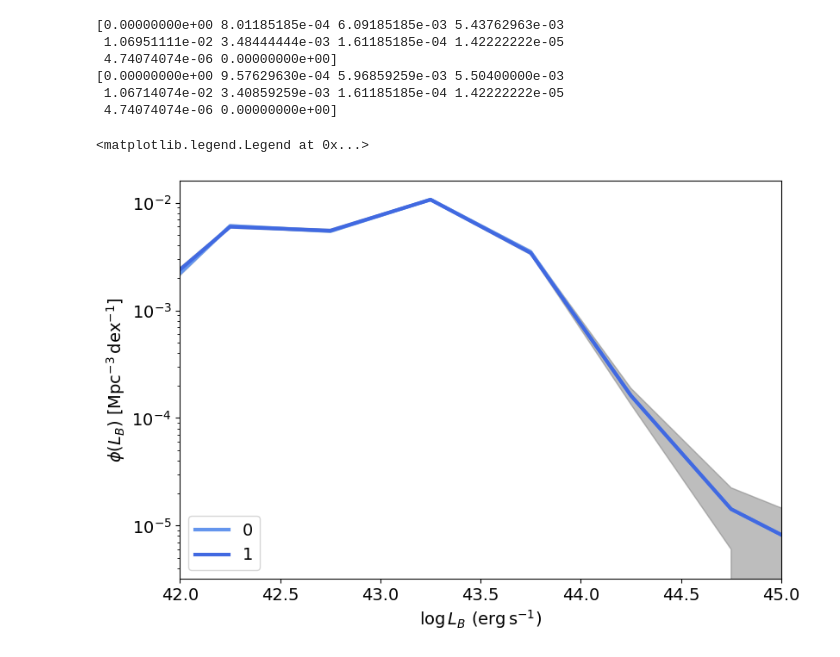
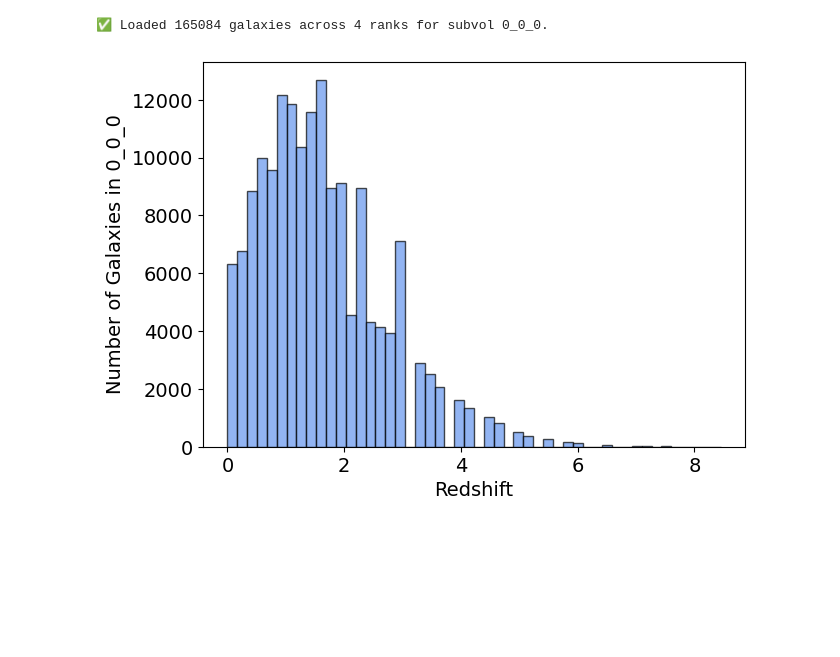
Before and after one commit to sophie-newman/cca-predoc, a Jupyter notebook: compare_lfs.ipynb, the cells around one changed output. Drawn from its saved outputs; the diff is of its cells as text; code cells hidden in the pictures; blank space fills up the shorter version.

```diff
--- a/compare_lfs.ipynb
+++ b/compare_lfs.ipynb
@@ -141,24 +142,26 @@ Calculated LFs for pipeline_li08_0_0_0_lhcindex1 and (5630, 100000) galaxies
-# %%
-plt.figure(figsize=(9, 6))
-plot_lf(bin_centers0, phi0, sigma_phi0, plot_label='0', line_color='cornflowerblue')
-plot_lf(bin_centers1, phi1, sigma_phi1, plot_label='1', line_color='royalblue')
-#plot_lf(bin_centers2, phi2, sigma_phi2, plot_label='2', line_color='seagreen')
-#plot_lf(bin_centers3, phi3, sigma_phi3, plot_label='3', line_color='darkorange')
-#plot_lf(bin_centers4, phi4, sigma_phi4, plot_label='4', line_color='crimson')
-
-print(phi0)
-print(phi1)
-
-plt.yscale('log')
-plt.xlabel(r'$\log L_B\ (\mathrm{erg\,s^{-1}})$')
-plt.ylabel(r'$\phi(L_B)\ [\mathrm{Mpc^{-3}\,dex^{-1}}]$')
-plt.legend(loc='lower left')
-# %% [output]
-[0.00000000e+00 8.01185185e-04 6.09185185e-03 5.43762963e-03
- 1.06951111e-02 3.48444444e-03 1.61185185e-04 1.42222222e-05
- 4.74074074e-06 0.00000000e+00]
-[0.00000000e+00 9.57629630e-04 5.96859259e-03 5.50400000e-03
- 1.06714074e-02 3.40859259e-03 1.61185185e-04 1.42222222e-05
- 4.74074074e-06 0.00000000e+00]
-<matplotlib.legend.Legend at 0x...>
-[figure, removed]
+# %%
+subvol = "0_0_0"
+ranks = range(0, 4) # or whatever ranks exist
+
+total_spectra, star_spectra, bh_spectra, redshift = load_pipeline_data(subvol, ranks)
+# %% [output]
+✅ Loaded 165084 galaxies across 4 ranks for subvol 0_0_0.
+# %%
+plt.figure(figsize=(7, 5))
+plt.hist(redshift, bins=50, color='cornflowerblue', alpha=0.7, edgecolor='black')
+plt.xlabel('Redshift')
+plt.ylabel('Number of Galaxies in 0_0_0')
+plt.show()
+
+# Then sample total_spectra for different redshift bins
+
+def sample_spectra_by_redshift(spectra, redshifts, z_min, z_max):
+
+    mask = (redshift >= z_min) & (redshift < z_max)
+    selected_spectra = total_spectra[mask]
+    selected_redshifts = redshifts[mask]
+    print(f"Selected {selected_spectra.shape[0]} galaxies with {z_min:.2f} ≤ z < {z_max:.2f}.")
+
+    return selected_spectra
+# %% [output]
+[figure, added]
```
Also changed, not shown: parts of 11 cells of this notebook, 2 other files.
